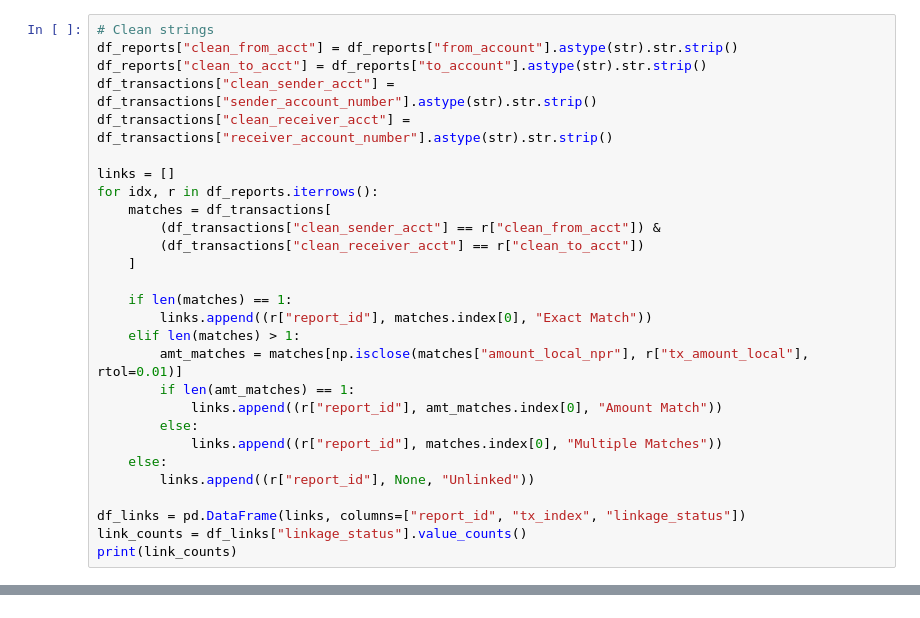
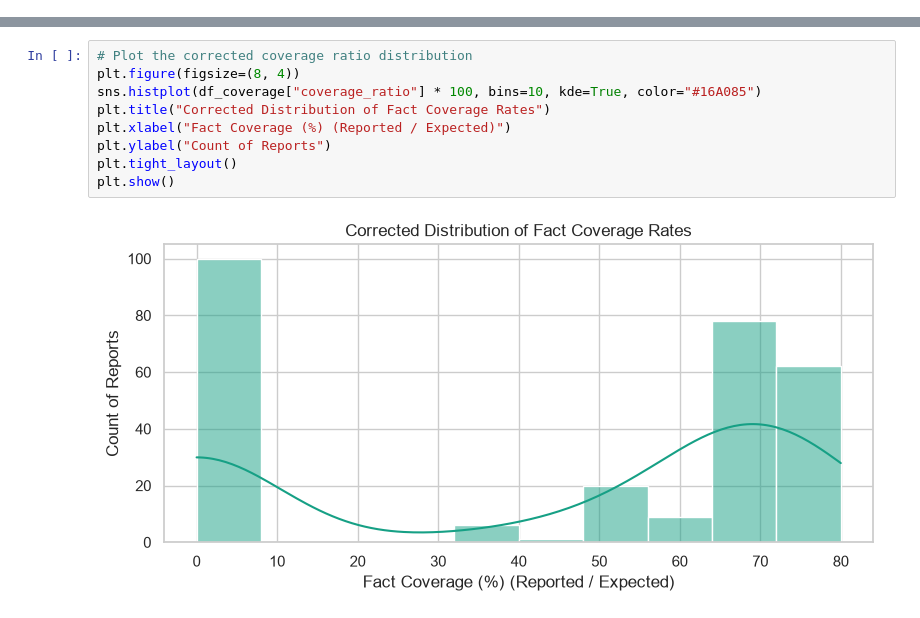
Before and after one commit to Lajnarpimger/DataVerse-_SignalVSNoise, a Jupyter notebook: EDA_Final.ipynb, the cells around one changed output, grey strips where cells are left out. Drawn from its saved outputs; the diff is of its cells as text.

```diff
--- a/EDA_Final.ipynb
+++ b/EDA_Final.ipynb
@@ -225,28 +0,0 @@ We verify the linkage rate between the XML reports and the database records usin
-# %%
-# Clean strings
-df_reports["clean_from_acct"] = df_reports["from_account"].astype(str).str.strip()
-df_reports["clean_to_acct"] = df_reports["to_account"].astype(str).str.strip()
-df_transactions["clean_sender_acct"] = df_transactions["sender_account_number"].astype(str).str.strip()
-df_transactions["clean_receiver_acct"] = df_transactions["receiver_account_number"].astype(str).str.strip()
-
-links = []
-for idx, r in df_reports.iterrows():
-    matches = df_transactions[
-        (df_transactions["clean_sender_acct"] == r["clean_from_acct"]) &
-        (df_transactions["clean_receiver_acct"] == r["clean_to_acct"])
-    ]
-
-    if len(matches) == 1:
-        links.append((r["report_id"], matches.index[0], "Exact Match"))
-    elif len(matches) > 1:
-        amt_matches = matches[np.isclose(matches["amount_local_npr"], r["tx_amount_local"], rtol=0.01)]
-        if len(amt_matches) == 1:
-            links.append((r["report_id"], amt_matches.index[0], "Amount Match"))
-        else:
-            links.append((r["report_id"], matches.index[0], "Multiple Matches"))
-    else:
-        links.append((r["report_id"], None, "Unlinked"))
-
-df_links = pd.DataFrame(links, columns=["report_id", "tx_index", "linkage_status"])
-link_counts = df_links["linkage_status"].value_counts()
-print(link_counts)
@@ -336,0 +420,11 @@ plt.show()
+# %%
+# Plot the corrected coverage ratio distribution
+plt.figure(figsize=(8, 4))
+sns.histplot(df_coverage["coverage_ratio"] * 100, bins=10, kde=True, color="#16A085")
+plt.title("Corrected Distribution of Fact Coverage Rates")
+plt.xlabel("Fact Coverage (%) (Reported / Expected)")
+plt.ylabel("Count of Reports")
+plt.tight_layout()
+plt.show()
+# %% [output]
+[figure, added]
```
Also changed, not shown: parts of 71 cells of this notebook, 2 other files.
